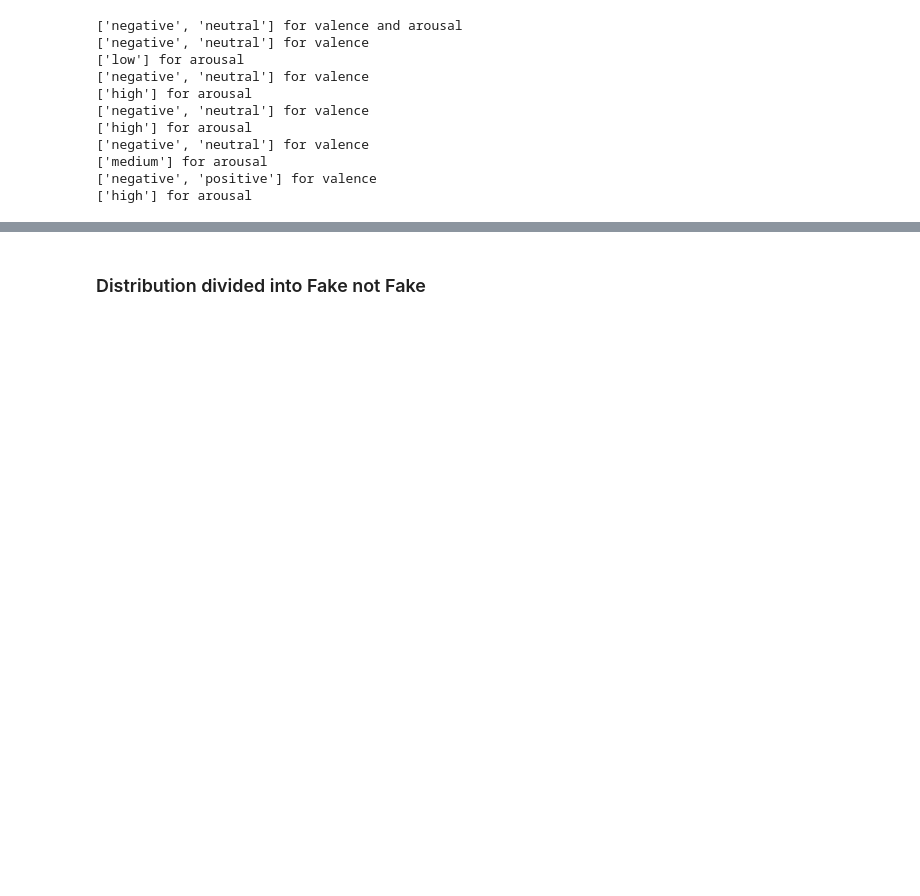
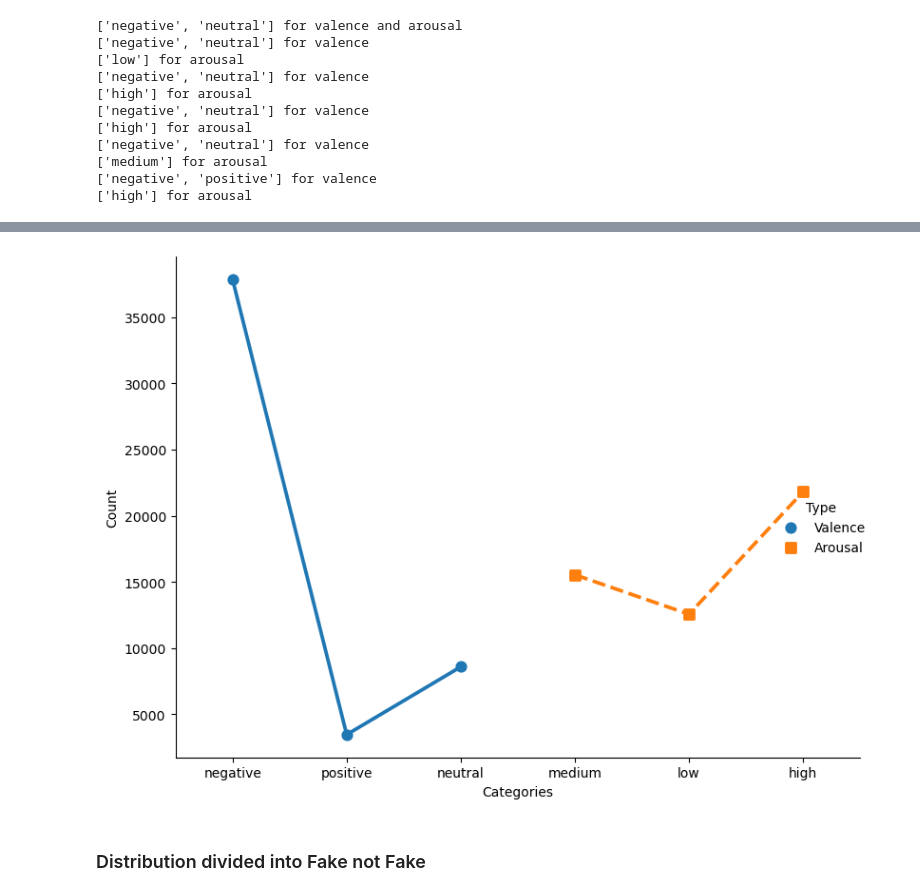
Before and after one commit to NoahMeissner/Fake_News_Emotions_Detection, a Jupyter notebook: Source_Code/Annotation/Analysis_GPT_Annotation.ipynb, the cells around one changed output, grey strips where cells are left out. Saved outputs shown, nothing was run; the diff lists cells and outputs as text; code cells hidden in the pictures; blank space fills up the shorter version.

```diff
--- a/Source_Code/Annotation/Analysis_GPT_Annotation.ipynb
+++ b/Source_Code/Annotation/Analysis_GPT_Annotation.ipynb
@@ -150,3 +204,20 @@ plt.show()
+# %%
+g = sns.catplot(
+    data=data,
+    x='Category', y='Count', hue='Type',
+    kind='point', height=6, aspect=1.2,
+    markers=["o", "s"], linestyles=["-", "--"]
+)
+
+# Titel und Achsenbeschriftungen
+g.set_titles('Valence vs Arousal Distribution (Pointplot)')
+g.set_axis_labels('Categories', 'Count')
+
+# Diagramm anzeigen
+plt.tight_layout()
+plt.show()
+# %% [output]
+[figure, added]
 # %% [markdown]
 ### Distribution divided into Fake not Fake
 # %%
```
Also changed, not shown: parts of 6 cells of this notebook, 4 other files.
